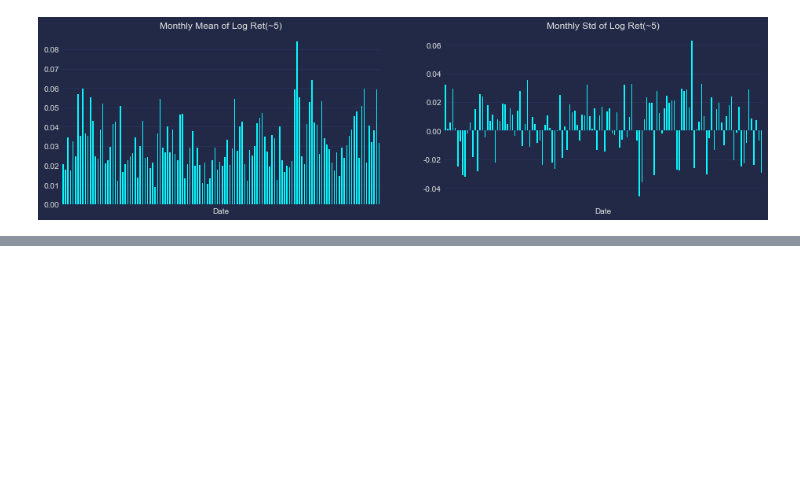
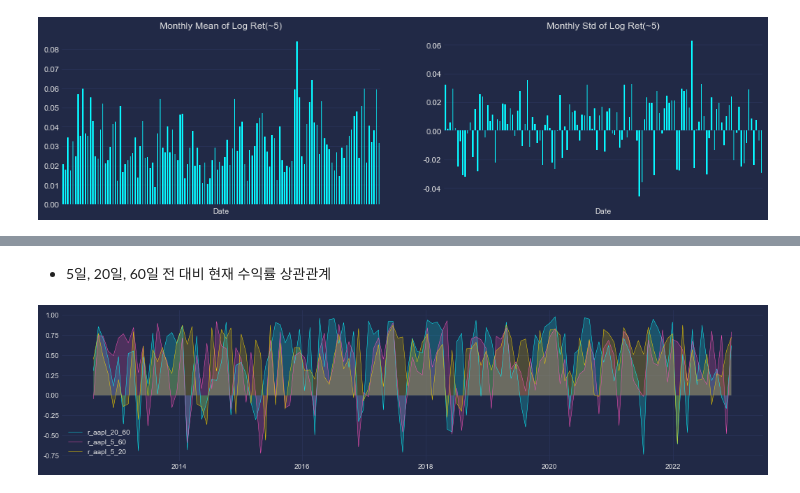
Before and after one commit to sw-song/ts-analysis, a Jupyter notebook: tutorials/02_predict_price.ipynb, the cells around one changed output, grey strips where cells are left out. Cells and saved outputs as stored; diff of their text form; code cells hidden in the pictures; blank space fills up the shorter version.

Commit message:
part 2 - start

```diff
--- a/tutorials/02_predict_price.ipynb
+++ b/tutorials/02_predict_price.ipynb
@@ -301,0 +388,4 @@ plt.show()
+# %%
+window_size = 20
+i_li = np.arange(0, df_Xy.shape[0], window_size)
+i_li
@@ -301,0 +405,38 @@ plt.show()
+# %% [markdown]
+- 5일, 20일, 60일 전 대비 현재 수익률 상관관계
+# %%
+def get_r_between_cols(col1, col2):
+    r_li = []
+    r_ts = []
+    for i in i_li:
+        start_i = i
+        end_i = i+window_size
+
+        df_window = df_Xy[[col1,col2]].iloc[start_i:end_i]
+        r = df_window.corr().iloc[0,1]
+        r_t = df_window.index[0]
+
+        r_li.append(r)
+        r_ts.append(r_t)
+    return r_li, r_ts
+# %%
+r_aapl_20_60 = get_r_between_cols('AAPL_d20', 'AAPL_d60')
+r_aapl_5_60 = get_r_between_cols('AAPL_d5', 'AAPL_d60')
+r_aapl_5_20 = get_r_between_cols('AAPL_d5', 'AAPL_d20')
+# %%
+x = r_aapl_20_60[1]
+
+plt.figure(figsize=(18,4))
+plt.fill_between(x=x, y1=r_aapl_20_60[0], alpha=0.2)
+plt.plot(x, r_aapl_20_60[0], linewidth=0.5, label='r_aapl_20_60')
+
+plt.fill_between(x=x, y1=r_aapl_5_60[0], alpha=0.2)
+plt.plot(x, r_aapl_5_60[0], linewidth=0.5, label='r_aapl_5_60')
+
+plt.fill_between(x=x, y1=r_aapl_5_20[0], alpha=0.2)
+plt.plot(x, r_aapl_5_20[0], linewidth=0.5, label='r_aapl_5_20')
+
+plt.legend()
+plt.show()
+# %% [output]
+[figure, added]
```
Also changed, not shown: parts of 10 cells of this notebook.
